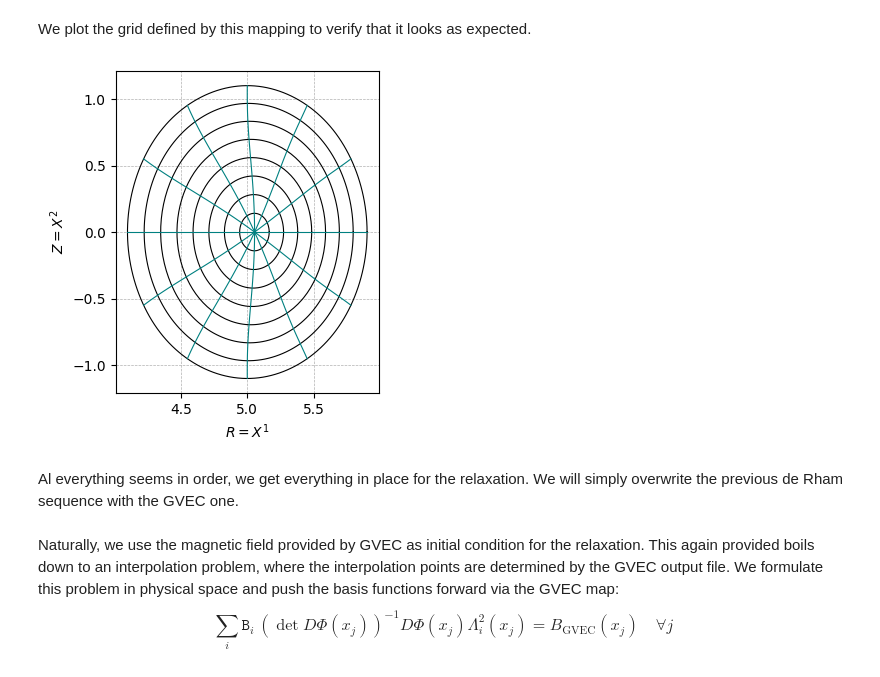
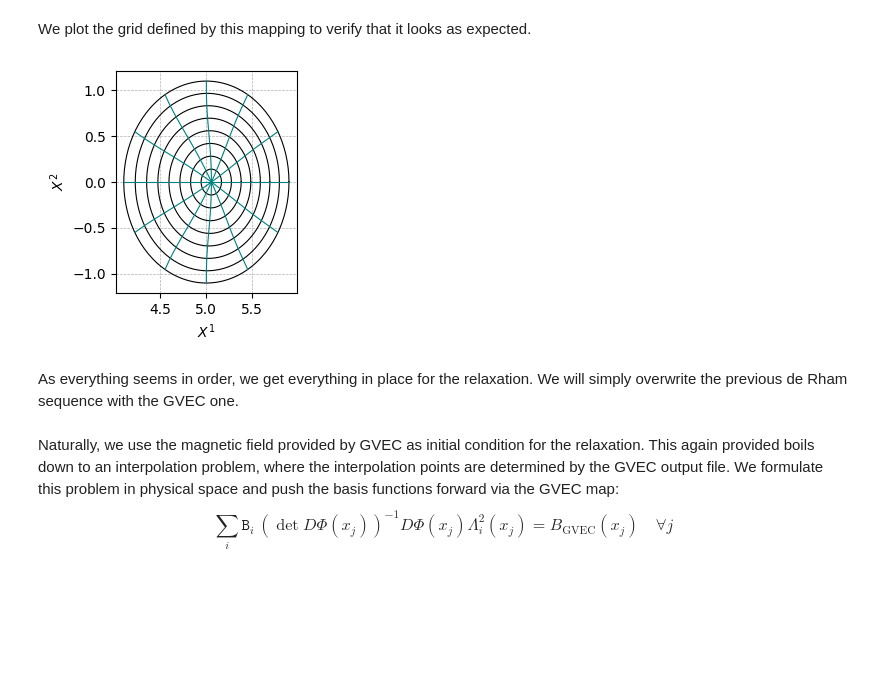
Before and after one commit to ToBlick/mrx, a Jupyter notebook: MRX_tokamak_demo.ipynb, the cells around one changed output. Drawn from its saved outputs; the diff is of its cells as text; code cells hidden in the pictures; blank space fills up the shorter version.

```diff
--- a/MRX_tokamak_demo.ipynb
+++ b/MRX_tokamak_demo.ipynb
@@ -382,22 +351,19 @@ pts_phys = intersections[mask]
 pts_log  = logical_intersections[mask]
 p_vals = jax.vmap(p_h)(pts_log)
 fig, (ax1, ax2) = plt.subplots(1, 2, figsize=(8, 4), constrained_layout=True)
-# physical
-s1 = ax1.scatter(
+s1 = ax1.scatter( # physical
     pts_phys[:, 0], pts_phys[:, 2],
     c=p_vals*100,
     cmap="berlin",
     s=0.25,
 )
-ax1.set(xlabel="R", ylabel="z", aspect="equal")
-# logical
-r, θ = _rgrid.squeeze(), _θgrid.squeeze()
-s2 = ax2.scatter(
+s2 = ax2.scatter( # logical
     pts_log[:, 0], pts_log[:, 1],
     c=p_vals*100,
     cmap="berlin",
     s=0.25,
 )
+ax1.set(xlabel="R", ylabel="z", aspect="equal")
 ax2.set(xlabel="r", ylabel="θ", aspect="equal")
 fig.colorbar(s2, ax=ax2, label="p (×100)", shrink=0.9)
 plt.show()
@@ -430,28 +396,33 @@ $$
 # %%
 mapSeq = DeRhamSequence((12, 12, 1), (3, 3, 0), 5, ("clamped", "periodic", "constant"), lambda x: x, polar=False, dirichlet=False)
 Phi_GVEC = jax.jit(interpolate_map_from_GVEC(gvec_eq=gvec_eq, nfp=1, mapSeq=mapSeq))
+
+def X1_h(x):
+    return (Phi_GVEC(x)[0]**2 + Phi_GVEC(x)[1]**2)**0.5
+def X2_h(x):
+    return Phi_GVEC(x)[2]
 # %% [markdown]
 We plot the grid defined by this mapping to verify that it looks as expected.
 # %%
 m_r, m_th = 80, 180
 r_vals = jnp.linspace(0.0, 1.0, m_r)
 theta = jnp.linspace(0.0, 2*pi, m_th)
-fig, ax = plt.subplots(figsize=(5,4))
+fig, ax = plt.subplots(figsize=(4,3))
 # constant-r lines
 for r in jnp.linspace(0,1,9):
     pts = jnp.stack([jnp.full_like(theta, r), (theta/(2*pi)) % 1.0, jnp.zeros_like(theta)], axis=1)
     ax.plot(jax.vmap(X1_h)(pts),jax.vmap(X2_h)(pts),'k',lw=0.8)
 # constant-θ lines
 for th in jnp.linspace(0,1,12,endpoint=False):
     pts = jnp.stack([r_vals, jnp.full_like(r_vals, th), jnp.zeros_like(r_vals)], axis=1)
     ax.plot(jax.vmap(X1_h)(pts), jax.vmap(X2_h)(pts), color='teal',lw=0.8)
-ax.set(xlabel='$R=X^1$', ylabel='$Z=X^2$', aspect='equal'); ax.grid(True, which='both', linestyle='--', linewidth=0.5)
+ax.set(xlabel='$X^1$', ylabel='$X^2$', aspect='equal'); ax.grid(True, which='both', linestyle='--', linewidth=0.5)
 plt.tight_layout()
 plt.show()
 # %% [output]
-[figure, old version]
+[figure, new version]
 # %% [markdown]
-Al everything seems in order, we get everything in place for the relaxation. We will simply overwrite the previous de Rham sequence with the GVEC one.
+As everything seems in order, we get everything in place for the relaxation. We will simply overwrite the previous de Rham sequence with the GVEC one.
 # %%
 Seq = DeRhamSequence((12, 12, 1), (3, 3, 0), 5, ("clamped", "periodic", "constant"), Phi_GVEC, polar=True, dirichlet=True)
 Seq.evaluate_1d()
```
Also changed, not shown: parts of 17 cells of this notebook.
